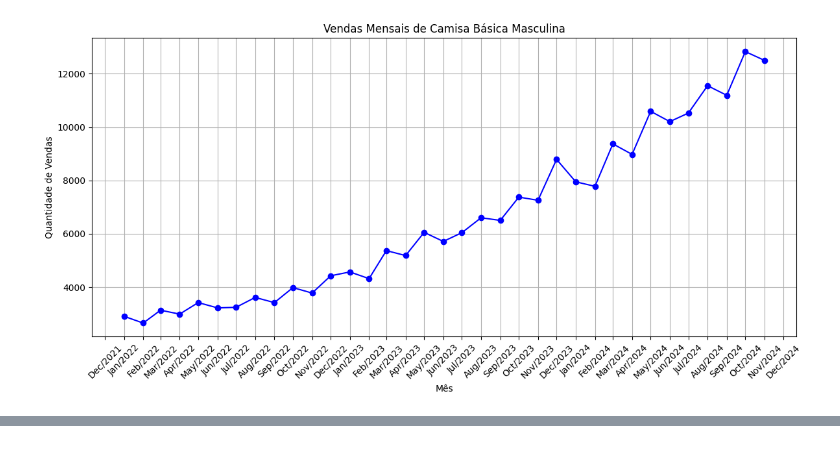
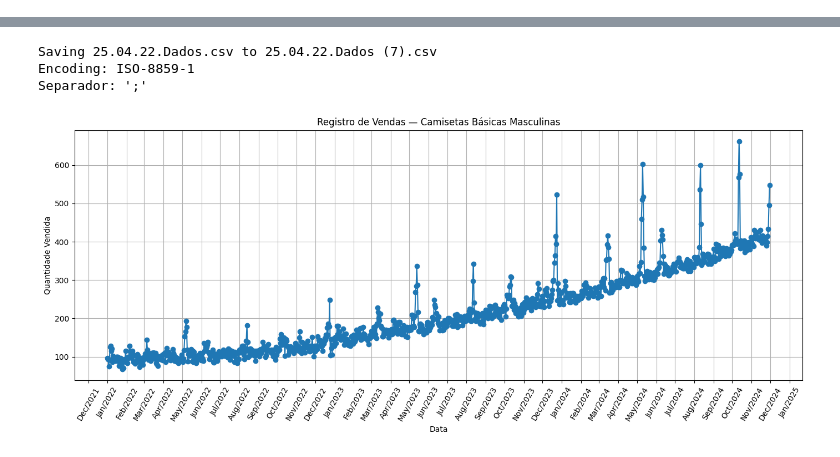
Before and after one commit to Marciorochar/Analise-Preditiva, a Jupyter notebook: Gráfico_de_Linha.ipynb, the cells around one changed output, grey strips where cells are left out. Cells and saved outputs as stored; diff of their text form; code cells hidden in the pictures.

```diff
--- a/Gráfico_de_Linha.ipynb
+++ b/Gráfico_de_Linha.ipynb
@@ -1,21 +1,53 @@
 # %% [markdown]
 <a href="https://colab.research.google.com/github/Marciorochar/Analise-Preditiva/blob/main/Gr%C3%A1fico_de_Linha.ipynb" target="_parent"><img src="https://colab.research.google.com/assets/colab-badge.svg" alt="Open In Colab"/></a>
-# %%
-import matplotlib.dates as mdates
-
-plt.figure(figsize=(12, 6))
-plt.plot(dados_mensais.index, dados_mensais['Vendas'], marker='o', linestyle='-', color='blue')
-plt.title('Vendas Mensais de Camisa Básica Masculina')
-plt.xlabel('Mês')
-plt.ylabel('Quantidade de Vendas')
-plt.grid(True)
-
-# Exibir todos os meses no eixo X
-plt.gca().xaxis.set_major_formatter(mdates.DateFormatter('%b/%Y'))
-plt.gca().xaxis.set_major_locator(mdates.MonthLocator())
-
-plt.xticks(rotation=45)
-plt.tight_layout()
-plt.show()
-# %% [output]
-[figure, removed]
+# %%
+# =======================================================
+# 📈  Evolução de vendas (registro a registro, sem soma)
+# =======================================================
+from google.colab import files
+import io, pandas as pd, chardet, matplotlib.pyplot as plt, matplotlib.dates as mdates
+
+# 1. Upload do arquivo
+uploaded = files.upload()
+nome_arquivo = next(iter(uploaded))
+raw = uploaded[nome_arquivo]
+
+# 2. Detectar encoding (fallback latin‑1)
+encoding = (chardet.detect(raw[:8000])['encoding']) or 'latin-1'
+print('Encoding:', encoding)
+
+# 3. Definir separador
+first_line = raw.split(b'\n', 1)[0].decode(encoding, errors='ignore')
+sep = ',' if first_line.count(',') > first_line.count(';') else ';'
+print('Separador:', repr(sep))
+
+# 4. Ler CSV
+dados = pd.read_csv(io.BytesIO(raw), encoding=encoding, sep=sep)
+
+# 5. Converter datas
+col_data = 'Timestamp'
+col_vendas = 'Camisetas_básicas_masculinas'
+dados[col_data] = pd.to_datetime(dados[col_data], dayfirst=True, errors='coerce')
+
+# 6. Ordenar pelos timestamps (opcional, garante linha contínua correta)
+dados = dados.dropna(subset=[col_data, col_vendas]).sort_values(col_data)
+
+# 7. Plot registro a registro
+plt.figure(figsize=(14,6))                               # ← (opcional) figura maior
+plt.plot(dados[col_data], dados[col_vendas],
+         marker='o', linestyle='-')
+
+# 🔻  A PARTIR DAQUI insira as linhas novas
+ax = plt.gca()
+ax.xaxis.set_major_locator(mdates.MonthLocator(interval=1))  # rótulo em todo mês
+ax.xaxis.set_major_formatter(mdates.DateFormatter('%b/%Y'))  # formato Mes/Ano
+plt.xticks(rotation=60)                                      # gira labels 60°
+# 🔺  ATÉ AQUI
+
+plt.title('Registro de Vendas — Camisetas Básicas Masculinas')
+plt.xlabel('Data')
+plt.ylabel('Quantidade Vendida')
+plt.grid(True)
+plt.tight_layout()
+plt.show()
+# %% [output]
@@ -21,0 +55,4 @@ plt.show()
+Saving 25.04.22.Dados.csv to 25.04.22.Dados (7).csv
+Encoding: ISO-8859-1
+Separador: ';'
+[figure, added]
```
Also changed, not shown: parts of 1 cell of this notebook.
